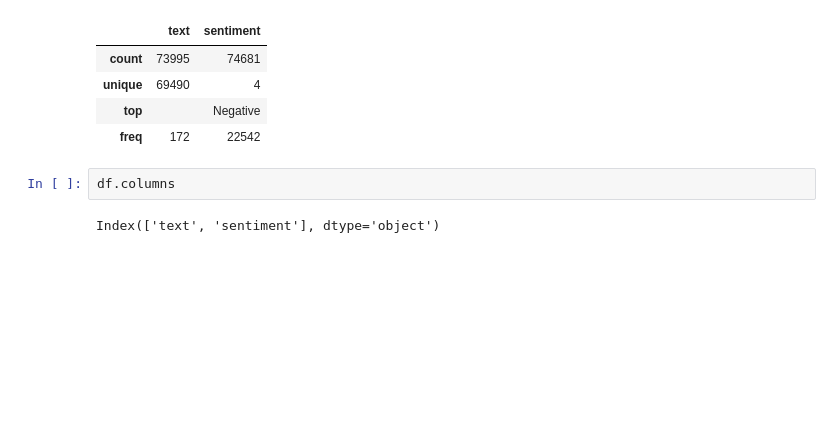
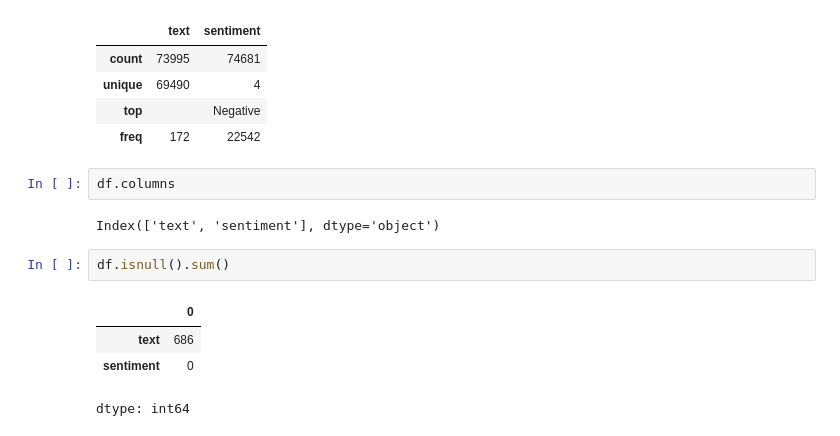
Before and after one commit to touhid0503/job3_practise, a Jupyter notebook: job3.ipynb, the cells around one changed output. Drawn from its saved outputs; the diff is of its cells as text; blank space fills up the shorter version.

```diff
--- a/job3.ipynb
+++ b/job3.ipynb
@@ -155,3 +155,10 @@ df.describe()
 df.columns
 # %% [output]
 Index(['text', 'sentiment'], dtype='object')
+# %%
+df.isnull().sum()
+# %% [output]
+|  | 0 |
+| text | 686 |
+| sentiment | 0 |
+dtype: int64
```
